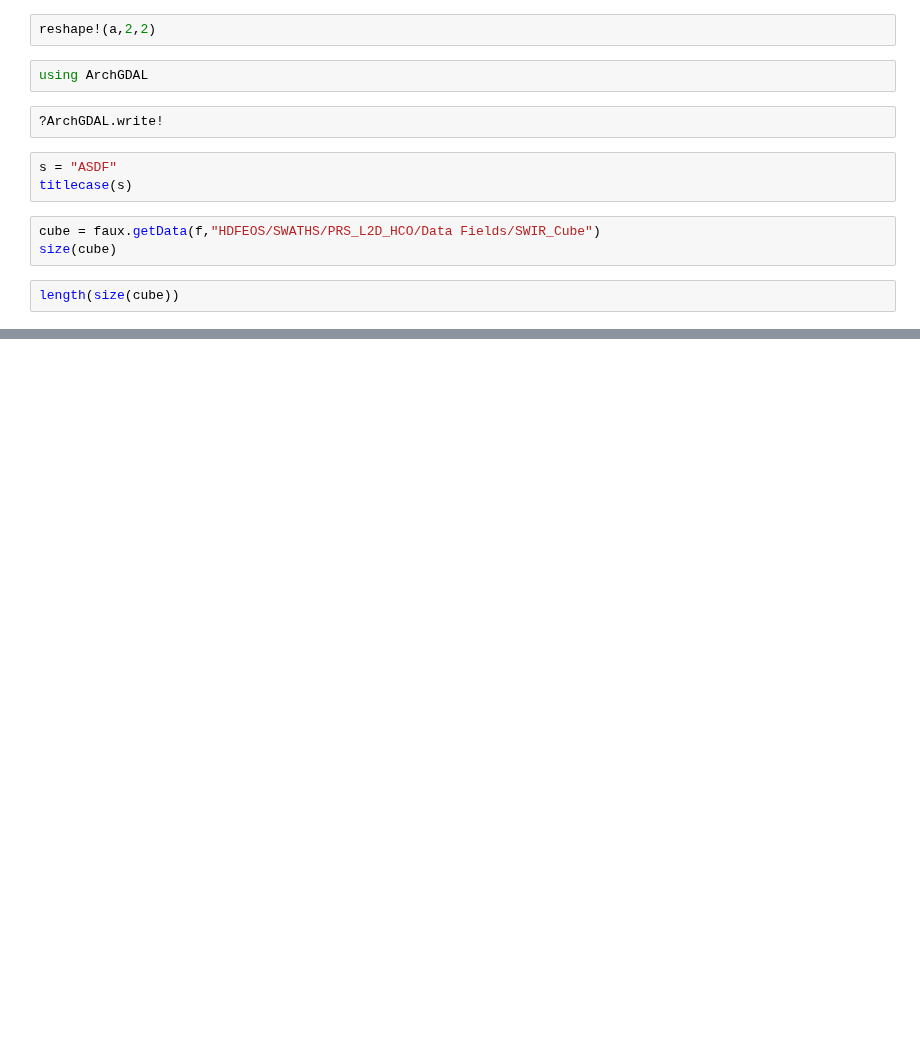
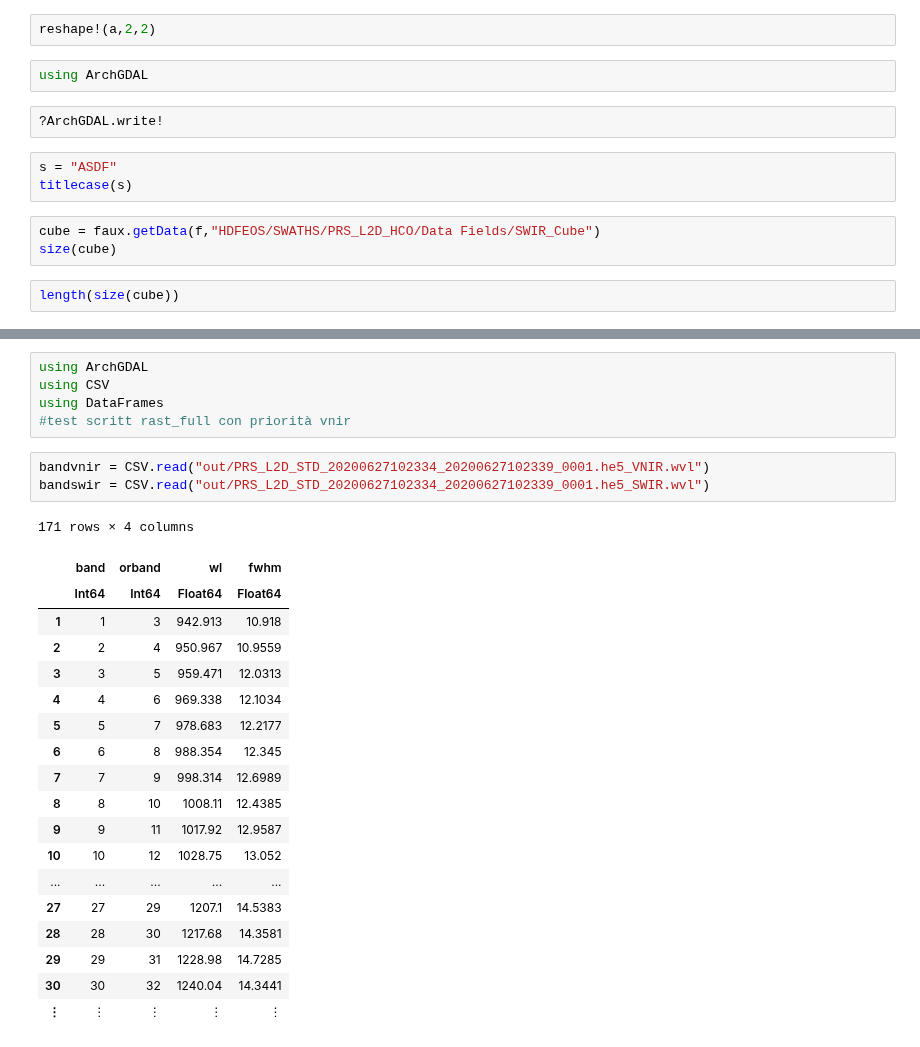
Before and after one commit to sfacca/stage-Machine-learning, a Jupyter notebook: prisma/hdf5/hdfeos prove.ipynb, the cells around one changed output, grey strips where cells are left out. Cells and saved outputs as stored; diff of their text form; blank space fills up the shorter version.

```diff
--- a/prisma/hdf5/hdfeos prove.ipynb
+++ b/prisma/hdf5/hdfeos prove.ipynb
@@ -416,0 +371,28 @@ b = cat(b,c,dims=3)
+# %%
+using ArchGDAL
+using CSV
+using DataFrames
+#test scritt rast_full con priorità vnir
+# %%
+bandvnir = CSV.read("out/PRS_L2D_STD_20200627102334_20200627102339_0001.he5_VNIR.wvl")
+bandswir = CSV.read("out/PRS_L2D_STD_20200627102334_20200627102339_0001.he5_SWIR.wvl")
+# %% [output]
+171 rows × 4 columns
+|  | band | orband | wl | fwhm |
+|  | Int64 | Int64 | Float64 | Float64 |
+| 1 | 1 | 3 | 942.913 | 10.918 |
+| 2 | 2 | 4 | 950.967 | 10.9559 |
+| 3 | 3 | 5 | 959.471 | 12.0313 |
+| 4 | 4 | 6 | 969.338 | 12.1034 |
+| 5 | 5 | 7 | 978.683 | 12.2177 |
+| 6 | 6 | 8 | 988.354 | 12.345 |
+| 7 | 7 | 9 | 998.314 | 12.6989 |
+| 8 | 8 | 10 | 1008.11 | 12.4385 |
+| 9 | 9 | 11 | 1017.92 | 12.9587 |
+| 10 | 10 | 12 | 1028.75 | 13.052 |
+| ... | ... | ... | ... | ... |
+| 27 | 27 | 29 | 1207.1 | 14.5383 |
+| 28 | 28 | 30 | 1217.68 | 14.3581 |
+| 29 | 29 | 31 | 1228.98 | 14.7285 |
+| 30 | 30 | 32 | 1240.04 | 14.3441 |
+| ⋮ | ⋮ | ⋮ | ⋮ | ⋮ |
```
Also changed, not shown: parts of 78 cells of this notebook, 6 other files.
